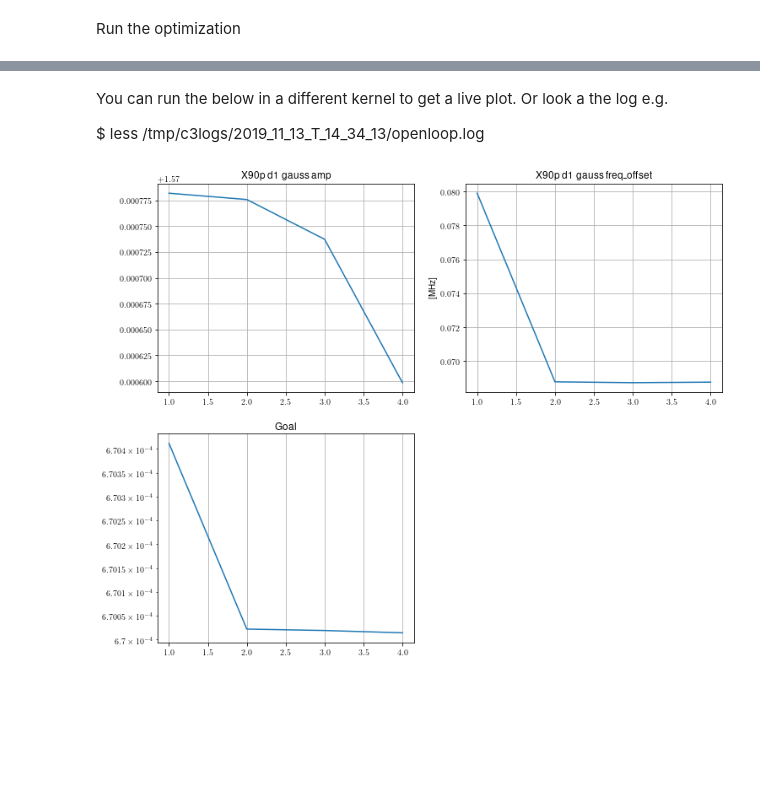
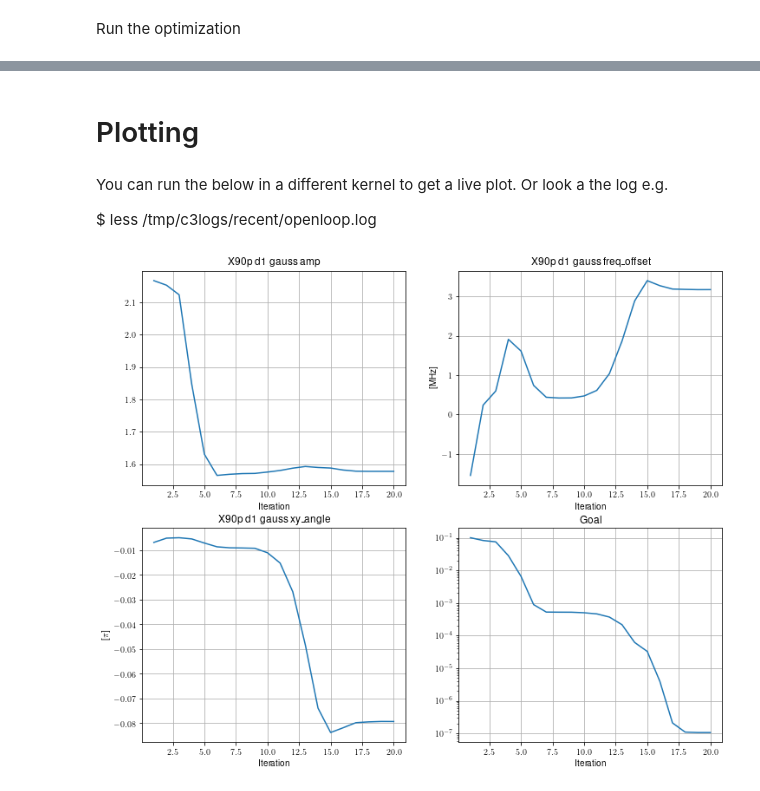
Before and after one commit to q-optimize/c3, a Jupyter notebook: c3po/notebooks/Single_qubit_open_loop.ipynb, the cells around one changed output, grey strips where cells are left out. Cells and saved outputs as stored; diff of their text form; code cells hidden in the pictures; blank space fills up the shorter version.

Commit message:
Fixed plotting.

```diff
--- a/c3po/notebooks/Single_qubit_open_loop.ipynb
+++ b/c3po/notebooks/Single_qubit_open_loop.ipynb
@@ -226,9 +226,11 @@ Saving as:
+# %% [markdown]
+# Plotting
 # %% [markdown]
 You can run the below in a different kernel to get a live plot. Or look a the log e.g.
 
-$ less /tmp/c3logs/2019_11_13_T_14_34_13/openloop.log
+$ less /tmp/c3logs/recent/openloop.log
 # %%
 from c3po.display import plot_OC_logs
-plot_OC_logs("/tmp/c3logs/2019_11_13_T_14_27_37/openloop.log")
+plot_OC_logs("/tmp/c3logs/recent/openloop.log")
 # %% [output]
-[figure, old version]
+[figure, new version]
```
Also changed, not shown: parts of 2 cells of this notebook, 1 other file.
